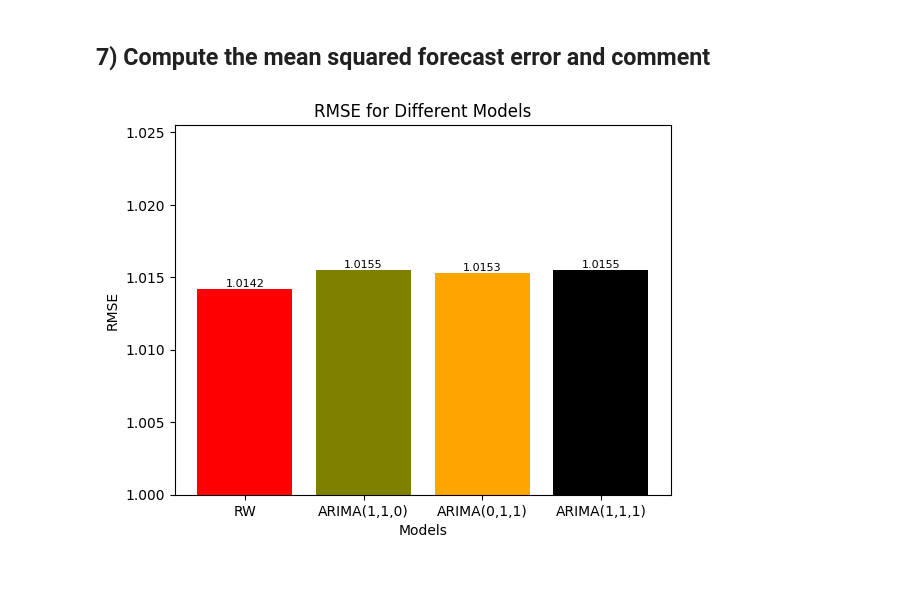
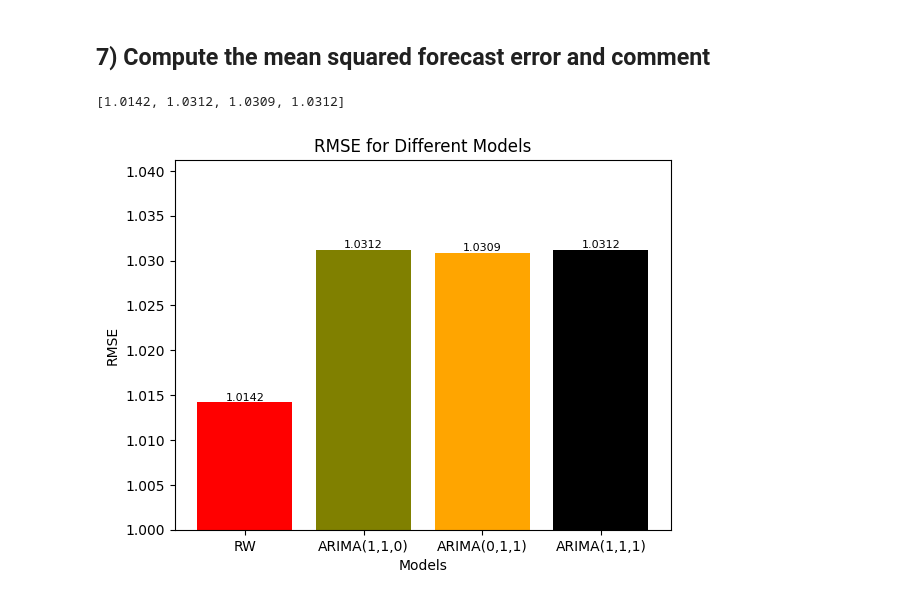
Before and after one commit to giordanovitale/Time-Series-Assignments, a Jupyter notebook: Assignment 3/Assignment3.ipynb, the cells around one changed output. Cells and saved outputs as stored; diff of their text form; code cells hidden in the pictures.

```diff
--- a/Assignment 3/Assignment3.ipynb
+++ b/Assignment 3/Assignment3.ipynb
@@ -468,31 +468,35 @@ from sklearn.metrics import mean_squared_error
 
 actual_values = test['Log_Real_Price']
 
-rmse_rw_predictions = mean_squared_error(actual_values, exp_rw_forecasts, squared=False).round(4)
-rmse_arima110_predictions = mean_squared_error(actual_values, exp_arima_110_forecasts, squared=False).round(4)
-rmse_arima011_predictions = mean_squared_error(actual_values, exp_arima_011_forecasts, squared=False).round(4)
-rmse_arima111_predictions = mean_squared_error(actual_values, exp_arima_111_forecasts, squared=False).round(4)
+msfe_rw_predictions = mean_squared_error(actual_values, exp_rw_forecasts, squared=False).round(4)
+msfe_arima110_predictions = mean_squared_error(actual_values, exp_arima_110_forecasts).round(4)
+msfe_arima011_predictions = mean_squared_error(actual_values, exp_arima_011_forecasts).round(4)
+msfe_arima111_predictions = mean_squared_error(actual_values, exp_arima_111_forecasts).round(4)
 # %%
 models = ['RW', 'ARIMA(1,1,0)', 'ARIMA(0,1,1)', 'ARIMA(1,1,1)']
-rmse_values = [rmse_rw_predictions,
-               rmse_arima110_predictions,
-               rmse_arima011_predictions,
-               rmse_arima111_predictions]
+msfe_values = [msfe_rw_predictions,
+               msfe_arima110_predictions,
+               msfe_arima011_predictions,
+               msfe_arima111_predictions]
+# %%
+msfe_values
+# %% [output]
+[1.0142, 1.0312, 1.0309, 1.0312]
 # %%
 colors = ['red', 'olive', 'orange', 'black']
 
-plt.bar(models, rmse_values, color = colors)
+plt.bar(models, msfe_values, color = colors)
 
 # Add data labels above each bar
-for i, rmse in enumerate(rmse_values):
+for i, rmse in enumerate(msfe_values):
     plt.text(i, rmse, f'{rmse:.4f}', ha='center', va='bottom', fontsize=8)
 
 plt.xlabel('Models')
 plt.ylabel('RMSE')
 plt.title('RMSE for Different Models')
-plt.ylim(1, max(rmse_values) + 0.01)
+plt.ylim(1, max(msfe_values) + 0.01)
 
 
 plt.show()
 # %% [output]
-[figure, old version]
+[figure, new version]
```
